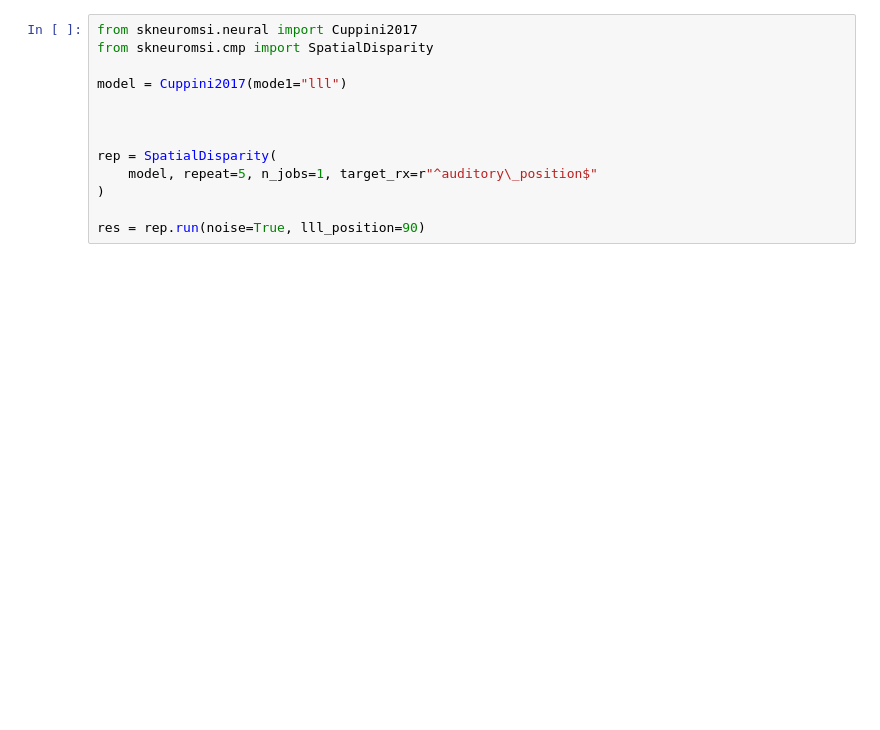
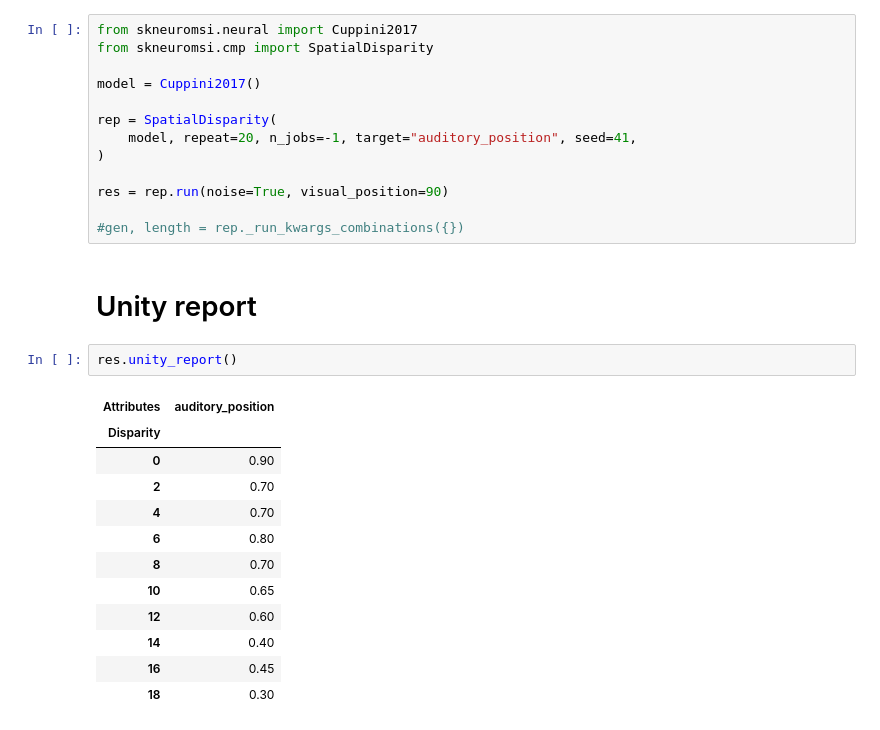
Before and after one commit to renatoparedes/scikit-neuromsi, a Jupyter notebook: Untitled.ipynb, the cells around one changed output. Cells and saved outputs as stored; diff of their text form; blank space fills up the shorter version.

```diff
--- a/Untitled.ipynb
+++ b/Untitled.ipynb
@@ -2,13 +2,30 @@
 from skneuromsi.neural import Cuppini2017
 from skneuromsi.cmp import SpatialDisparity
 
-model = Cuppini2017(mode1="lll")
-
-
+model = Cuppini2017()
 
 rep = SpatialDisparity(
-    model, repeat=5, n_jobs=1, target_rx=r"^auditory\_position$"
+    model, repeat=20, n_jobs=-1, target="auditory_position", seed=41,
 )
 
-res = rep.run(noise=True, lll_position=90)
+res = rep.run(noise=True, visual_position=90)
+
+#gen, length = rep._run_kwargs_combinations({})
+# %% [markdown]
+# Unity report
+# %%
+res.unity_report()
+# %% [output]
+| Attributes | auditory_position |
+| Disparity |  |
+| 0 | 0.90 |
+| 2 | 0.70 |
+| 4 | 0.70 |
+| 6 | 0.80 |
+| 8 | 0.70 |
+| 10 | 0.65 |
+| 12 | 0.60 |
+| 14 | 0.40 |
+| 16 | 0.45 |
+| 18 | 0.30 |
 # %%
```
Also changed, not shown: parts of 10 cells of this notebook, 3 other files.
